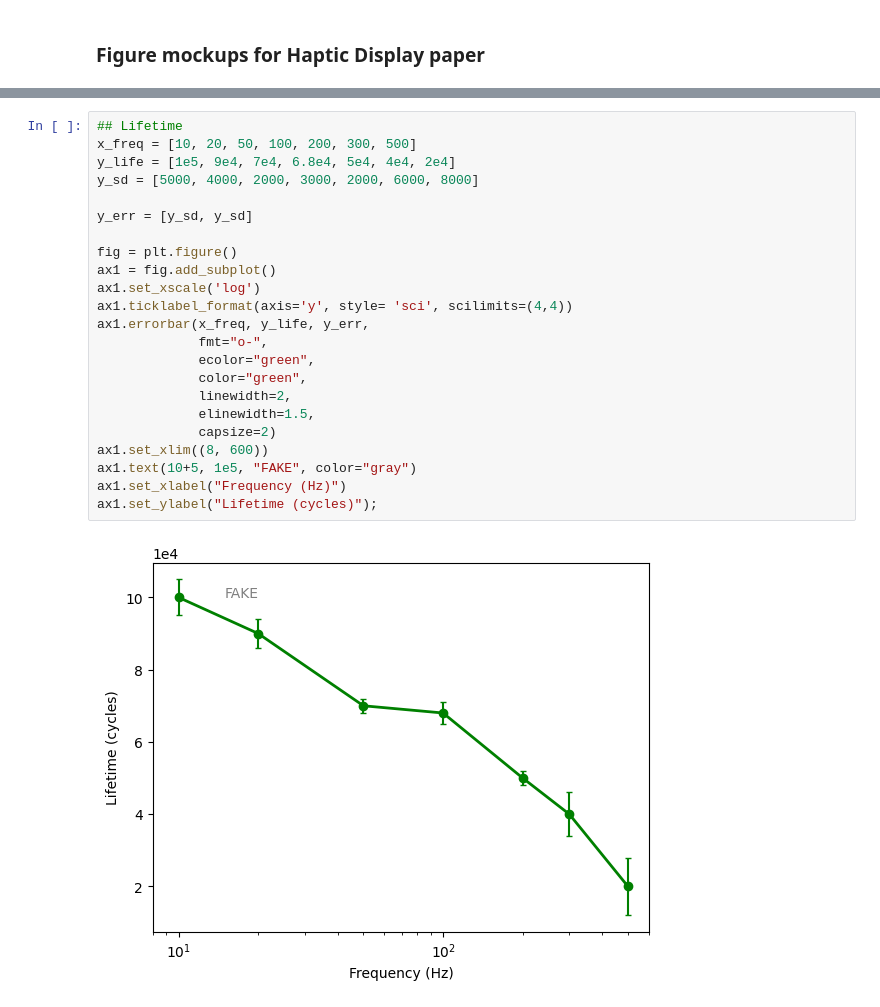
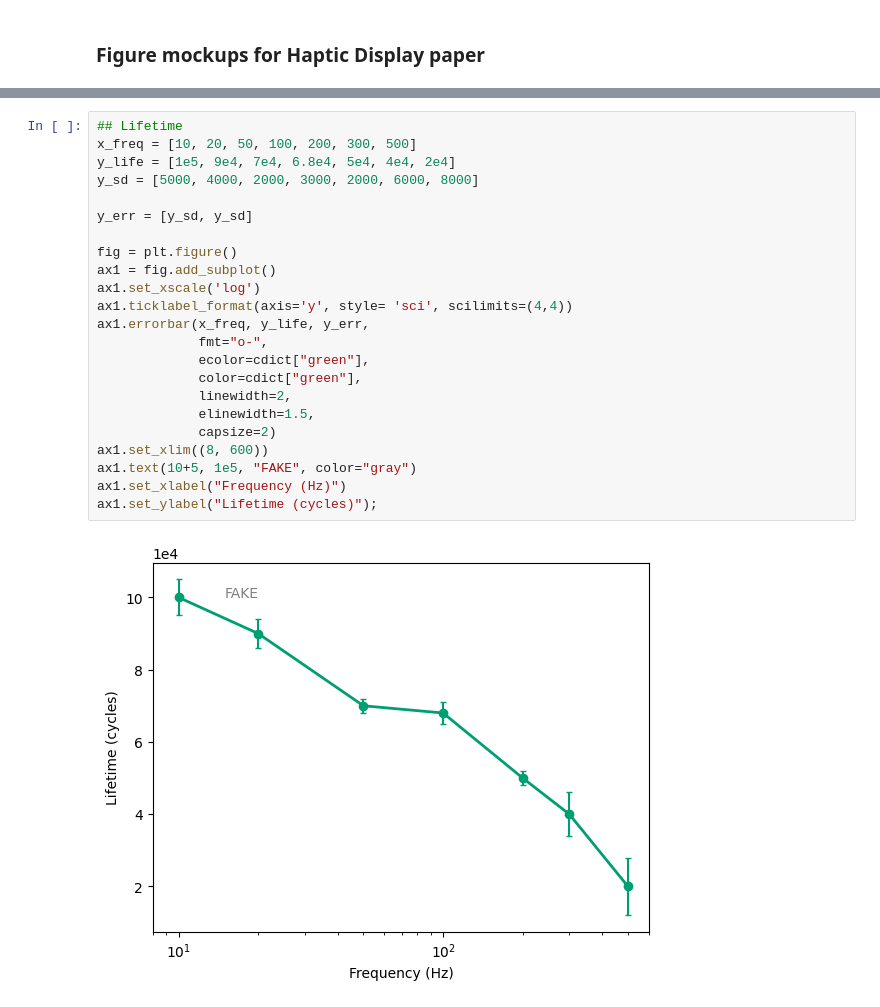
Before and after one commit to brianjohnson555/HapticDisplay, a Jupyter notebook: figure_generation/figure_mockups.ipynb, the cells around one changed output, grey strips where cells are left out. Drawn from its saved outputs; the diff is of its cells as text.

```diff
--- a/figure_generation/figure_mockups.ipynb
+++ b/figure_generation/figure_mockups.ipynb
@@ -101,28 +102,28 @@ ax1.legend()
 # %%
 ## Lifetime
 x_freq = [10, 20, 50, 100, 200, 300, 500]
 y_life = [1e5, 9e4, 7e4, 6.8e4, 5e4, 4e4, 2e4]
 y_sd = [5000, 4000, 2000, 3000, 2000, 6000, 8000]
 
 y_err = [y_sd, y_sd]
 
 fig = plt.figure()
 ax1 = fig.add_subplot()
 ax1.set_xscale('log')
 ax1.ticklabel_format(axis='y', style= 'sci', scilimits=(4,4))
 ax1.errorbar(x_freq, y_life, y_err,
              fmt="o-",
-             ecolor="green",
-             color="green",
+             ecolor=cdict["green"],
+             color=cdict["green"],
              linewidth=2,
              elinewidth=1.5,
              capsize=2)
 ax1.set_xlim((8, 600))
 ax1.text(10+5, 1e5, "FAKE", color="gray")
 ax1.set_xlabel("Frequency (Hz)")
 ax1.set_ylabel("Lifetime (cycles)");
 # %% [output]
-[figure, old version]
+[figure, new version]
 # %%
 ## Step response
 x_time = np.linspace(0,1,20)
```
Also changed, not shown: parts of 4 cells of this notebook, 15 other files.
